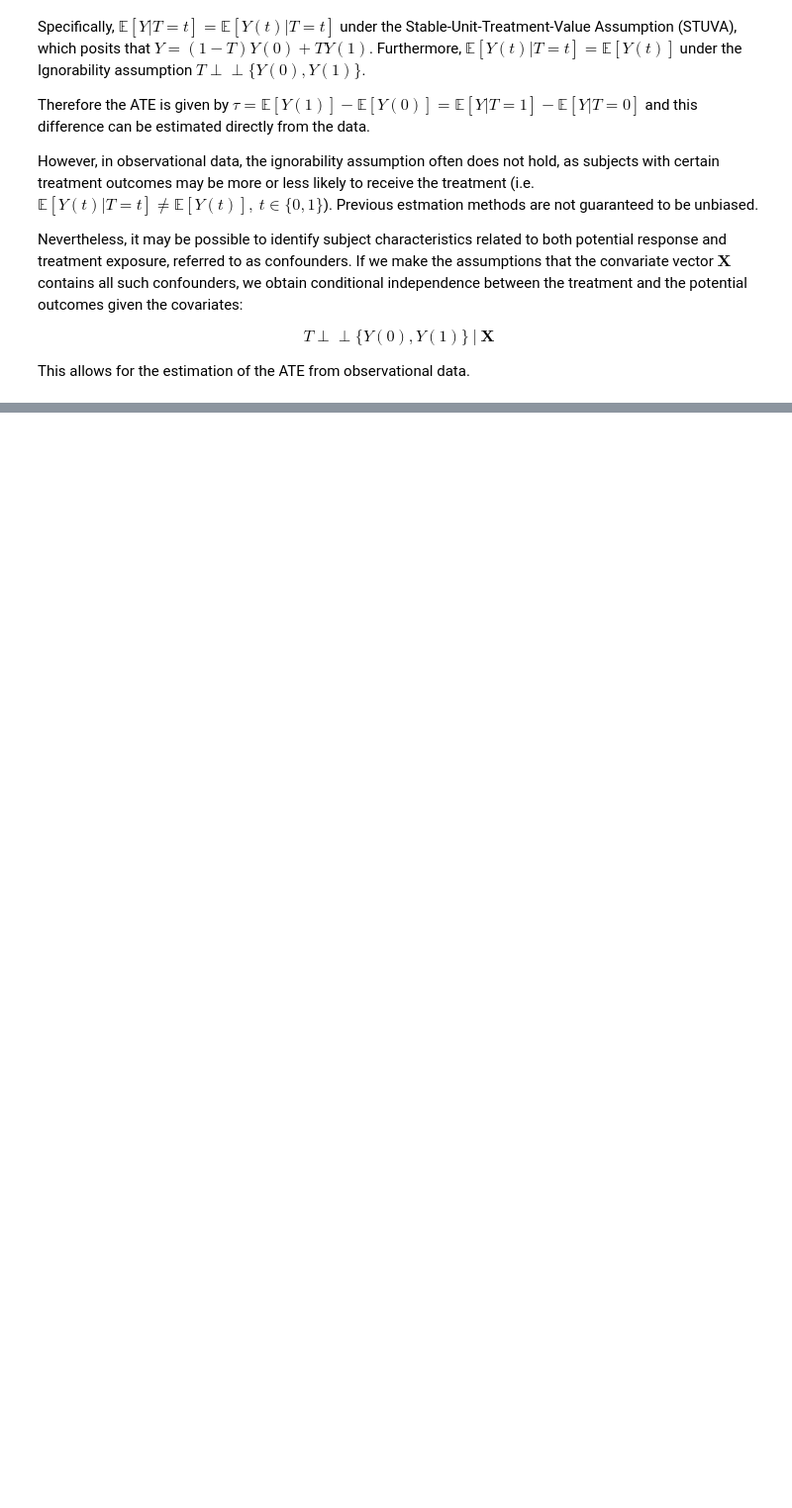
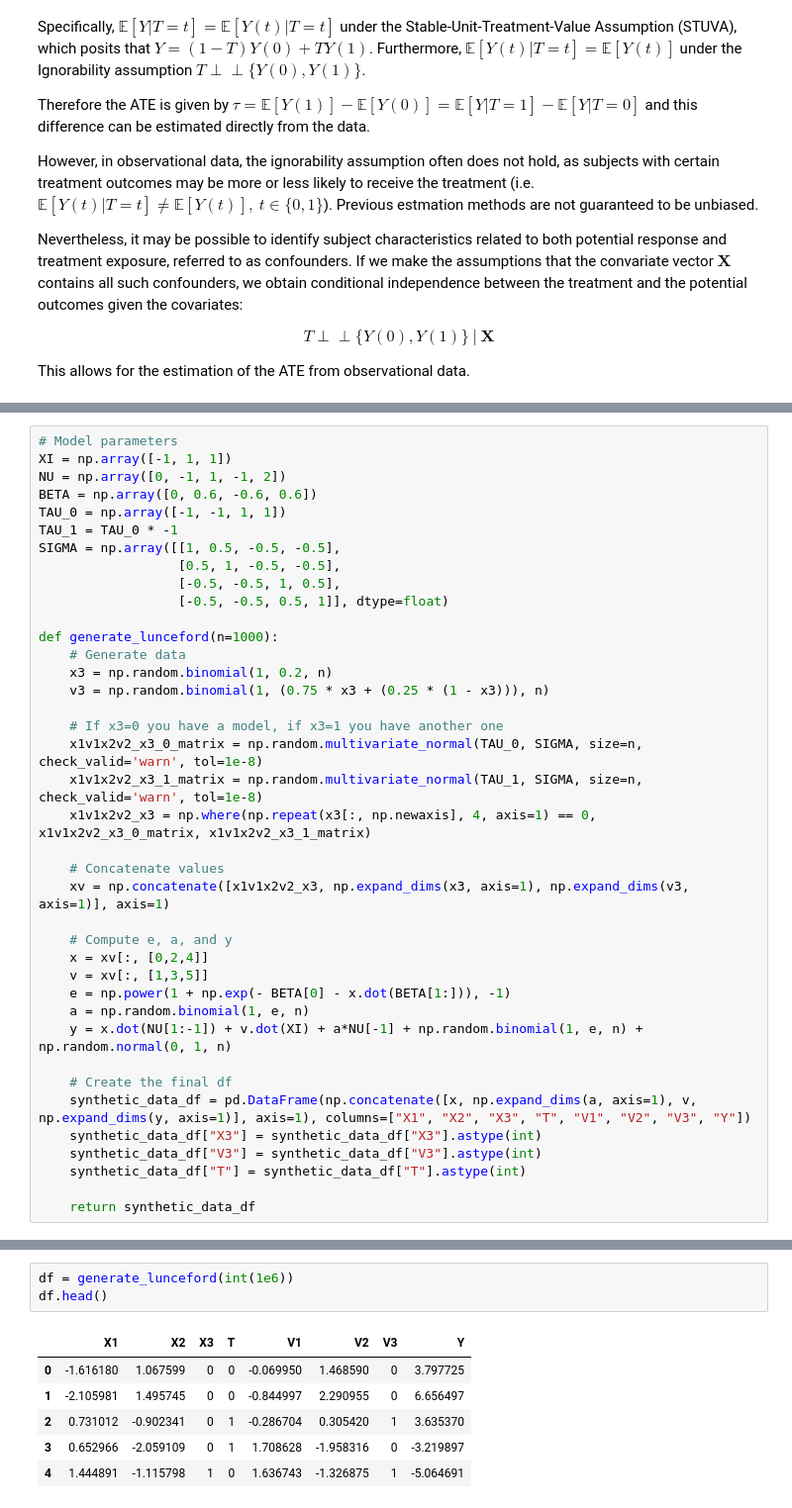
Before and after one commit to ThierryRioual/CausalEffectEstimation, a Jupyter notebook: 2-Randomized Control Trials compared to Observational Data/Lab2pyAgrum.ipynb, the cells around one changed output, grey strips where cells are left out. Shown at 99% size. Drawn from its saved outputs; the diff is of its cells as text; blank space fills up the shorter version.

```diff
--- a/2-Randomized Control Trials compared to Observational Data/Lab2pyAgrum.ipynb
+++ b/2-Randomized Control Trials compared to Observational Data/Lab2pyAgrum.ipynb
@@ -260,0 +75,39 @@ ATE(slbn)
+# %%
+# Model parameters
+XI = np.array([-1, 1, 1])
+NU = np.array([0, -1, 1, -1, 2])
+BETA = np.array([0, 0.6, -0.6, 0.6])
+TAU_0 = np.array([-1, -1, 1, 1])
+TAU_1 = TAU_0 * -1
+SIGMA = np.array([[1, 0.5, -0.5, -0.5],
+                  [0.5, 1, -0.5, -0.5],
+                  [-0.5, -0.5, 1, 0.5],
+                  [-0.5, -0.5, 0.5, 1]], dtype=float)
+
+def generate_lunceford(n=1000):
+    # Generate data
+    x3 = np.random.binomial(1, 0.2, n)
+    v3 = np.random.binomial(1, (0.75 * x3 + (0.25 * (1 - x3))), n)
+
+    # If x3=0 you have a model, if x3=1 you have another one
+    x1v1x2v2_x3_0_matrix = np.random.multivariate_normal(TAU_0, SIGMA, size=n, check_valid='warn', tol=1e-8)
+    x1v1x2v2_x3_1_matrix = np.random.multivariate_normal(TAU_1, SIGMA, size=n, check_valid='warn', tol=1e-8)
+    x1v1x2v2_x3 = np.where(np.repeat(x3[:, np.newaxis], 4, axis=1) == 0, x1v1x2v2_x3_0_matrix, x1v1x2v2_x3_1_matrix)
+
+    # Concatenate values
+    xv = np.concatenate([x1v1x2v2_x3, np.expand_dims(x3, axis=1), np.expand_dims(v3, axis=1)], axis=1)
+
+    # Compute e, a, and y
+    x = xv[:, [0,2,4]]
+    v = xv[:, [1,3,5]]
+    e = np.power(1 + np.exp(- BETA[0] - x.dot(BETA[1:])), -1)
+    a = np.random.binomial(1, e, n)
+    y = x.dot(NU[1:-1]) + v.dot(XI) + a*NU[-1] + np.random.binomial(1, e, n) + np.random.normal(0, 1, n)
+
+    # Create the final df
+    synthetic_data_df = pd.DataFrame(np.concatenate([x, np.expand_dims(a, axis=1), v, np.expand_dims(y, axis=1)], axis=1), columns=["X1", "X2", "X3", "T", "V1", "V2", "V3", "Y"])
+    synthetic_data_df["X3"] = synthetic_data_df["X3"].astype(int)
+    synthetic_data_df["V3"] = synthetic_data_df["V3"].astype(int)
+    synthetic_data_df["T"] = synthetic_data_df["T"].astype(int)
+
+    return synthetic_data_df
@@ -260,0 +123,10 @@ ATE(slbn)
+# %%
+df = generate_lunceford(int(1e6))
+df.head()
+# %% [output]
+|  | X1 | X2 | X3 | T | V1 | V2 | V3 | Y |
+| 0 | -1.616180 | 1.067599 | 0 | 0 | -0.069950 | 1.468590 | 0 | 3.797725 |
+| 1 | -2.105981 | 1.495745 | 0 | 0 | -0.844997 | 2.290955 | 0 | 6.656497 |
+| 2 | 0.731012 | -0.902341 | 0 | 1 | -0.286704 | 0.305420 | 1 | 3.635370 |
+| 3 | 0.652966 | -2.059109 | 0 | 1 | 1.708628 | -1.958316 | 0 | -3.219897 |
+| 4 | 1.444891 | -1.115798 | 1 | 0 | 1.636743 | -1.326875 | 1 | -5.064691 |
```
Also changed, not shown: parts of 42 cells of this notebook.
